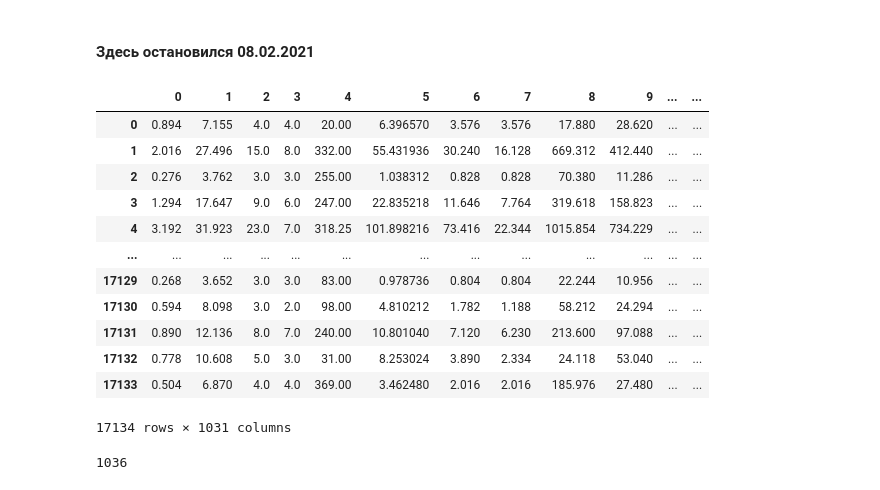
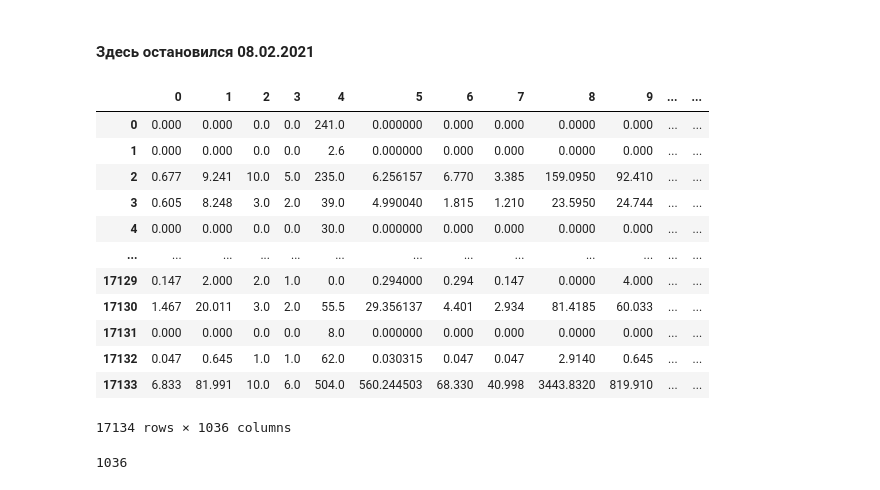
Before and after one commit to rosasha/MIN-MAX, a Jupyter notebook: MultiOutputRegressor_8.ipynb, the cells around one changed output. Saved outputs shown, nothing was run; the diff lists cells and outputs as text; code cells hidden in the pictures.

```diff
--- a/MultiOutputRegressor_8.ipynb
+++ b/MultiOutputRegressor_8.ipynb
@@ -539,22 +540,22 @@ data_transformer_2 = pickle.load(open('data_transformer_2.pk', 'rb'))
 # %%
-X_train_min_trans = data_transformer_1.fit_transform(X_train_min) # далее обрабатываем трансформированные значения!!
-X_train_max_trans = data_transformer_2.fit_transform(X_train_max)
+#X_train_min_trans = data_transformer_1.fit_transform(X_train_min) # далее обрабатываем трансформированные значения!!
+#X_train_max_trans = data_transformer_2.fit_transform(X_train_max)
 # %%
-pd.DataFrame(X_train_min_trans)
+pd.DataFrame(X_train_max_trans)
 # %% [output]
 |  | 0 | 1 | 2 | 3 | 4 | 5 | 6 | 7 | 8 | 9 | ... | ... |
-| 0 | 0.894 | 7.155 | 4.0 | 4.0 | 20.00 | 6.396570 | 3.576 | 3.576 | 17.880 | 28.620 | ... | ... |
-| 1 | 2.016 | 27.496 | 15.0 | 8.0 | 332.00 | 55.431936 | 30.240 | 16.128 | 669.312 | 412.440 | ... | ... |
-| 2 | 0.276 | 3.762 | 3.0 | 3.0 | 255.00 | 1.038312 | 0.828 | 0.828 | 70.380 | 11.286 | ... | ... |
-| 3 | 1.294 | 17.647 | 9.0 | 6.0 | 247.00 | 22.835218 | 11.646 | 7.764 | 319.618 | 158.823 | ... | ... |
-| 4 | 3.192 | 31.923 | 23.0 | 7.0 | 318.25 | 101.898216 | 73.416 | 22.344 | 1015.854 | 734.229 | ... | ... |
+| 0 | 0.000 | 0.000 | 0.0 | 0.0 | 241.0 | 0.000000 | 0.000 | 0.000 | 0.0000 | 0.000 | ... | ... |
+| 1 | 0.000 | 0.000 | 0.0 | 0.0 | 2.6 | 0.000000 | 0.000 | 0.000 | 0.0000 | 0.000 | ... | ... |
+| 2 | 0.677 | 9.241 | 10.0 | 5.0 | 235.0 | 6.256157 | 6.770 | 3.385 | 159.0950 | 92.410 | ... | ... |
+| 3 | 0.605 | 8.248 | 3.0 | 2.0 | 39.0 | 4.990040 | 1.815 | 1.210 | 23.5950 | 24.744 | ... | ... |
+| 4 | 0.000 | 0.000 | 0.0 | 0.0 | 30.0 | 0.000000 | 0.000 | 0.000 | 0.0000 | 0.000 | ... | ... |
 | ... | ... | ... | ... | ... | ... | ... | ... | ... | ... | ... | ... | ... |
-| 17129 | 0.268 | 3.652 | 3.0 | 3.0 | 83.00 | 0.978736 | 0.804 | 0.804 | 22.244 | 10.956 | ... | ... |
-| 17130 | 0.594 | 8.098 | 3.0 | 2.0 | 98.00 | 4.810212 | 1.782 | 1.188 | 58.212 | 24.294 | ... | ... |
-| 17131 | 0.890 | 12.136 | 8.0 | 7.0 | 240.00 | 10.801040 | 7.120 | 6.230 | 213.600 | 97.088 | ... | ... |
-| 17132 | 0.778 | 10.608 | 5.0 | 3.0 | 31.00 | 8.253024 | 3.890 | 2.334 | 24.118 | 53.040 | ... | ... |
-| 17133 | 0.504 | 6.870 | 4.0 | 4.0 | 369.00 | 3.462480 | 2.016 | 2.016 | 185.976 | 27.480 | ... | ... |
+| 17129 | 0.147 | 2.000 | 2.0 | 1.0 | 0.0 | 0.294000 | 0.294 | 0.147 | 0.0000 | 4.000 | ... | ... |
+| 17130 | 1.467 | 20.011 | 3.0 | 2.0 | 55.5 | 29.356137 | 4.401 | 2.934 | 81.4185 | 60.033 | ... | ... |
+| 17131 | 0.000 | 0.000 | 0.0 | 0.0 | 8.0 | 0.000000 | 0.000 | 0.000 | 0.0000 | 0.000 | ... | ... |
+| 17132 | 0.047 | 0.645 | 1.0 | 1.0 | 62.0 | 0.030315 | 0.047 | 0.047 | 2.9140 | 0.645 | ... | ... |
+| 17133 | 6.833 | 81.991 | 10.0 | 6.0 | 504.0 | 560.244503 | 68.330 | 40.998 | 3443.8320 | 819.910 | ... | ... |
-17134 rows × 1031 columns
+17134 rows × 1036 columns
 # %%
 len(X_train_max_trans[1])
 # %% [output]
```
Also changed, not shown: parts of 8 cells of this notebook.
